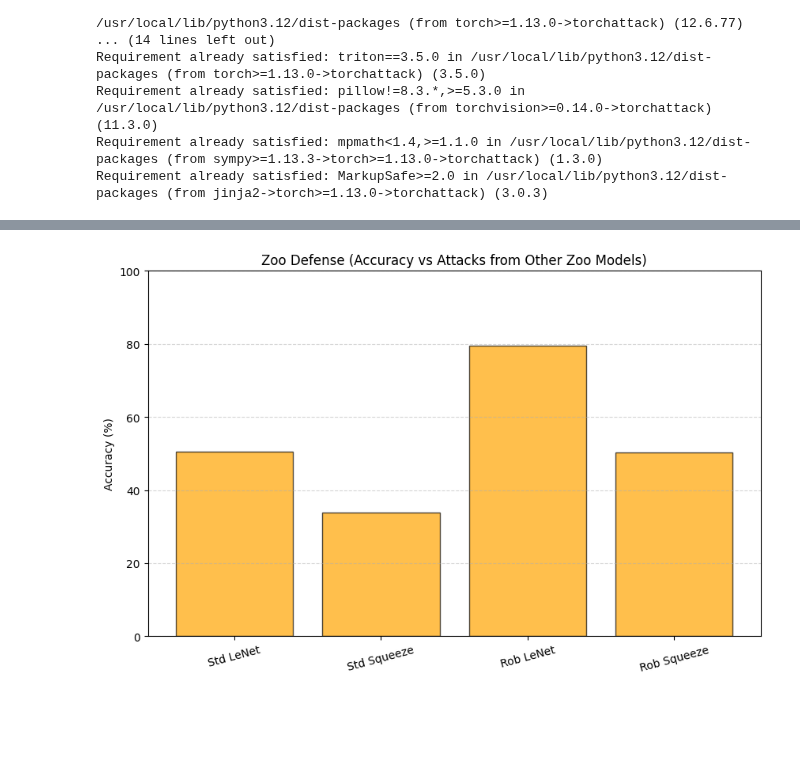
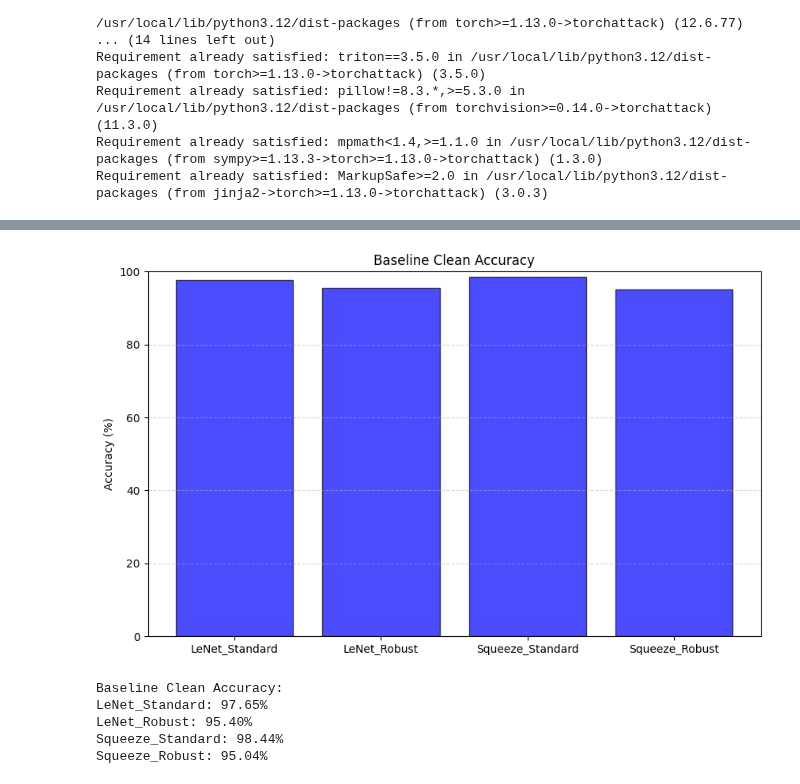
Before and after one commit to vm2781/adversarial_attacks, a Jupyter notebook: model_adversarial_analysis.ipynb, the cells around one changed output, grey strips where cells are left out. Drawn from its saved outputs; the diff is of its cells as text; code cells hidden in the pictures; blank space fills up the shorter version.

```diff
--- a/model_adversarial_analysis.ipynb
+++ b/model_adversarial_analysis.ipynb
@@ -201,13 +348,25 @@ plt.show()
 # %%
+x = np.arange(len(focus_models_names))
+width = 0.35
+
 plt.figure(figsize=(10, 6))
-plt.bar(x, zoo_defense_scores, color='orange', alpha=0.7, edgecolor='black')
-plt.xticks(x, names, rotation=15)
+plt.bar(x, clean_accs, color='blue', alpha=0.7, edgecolor='black')
+plt.xticks(x, focus_models_names)
 plt.ylabel("Accuracy (%)")
-plt.title("Zoo Defense (Accuracy vs Attacks from Other Zoo Models)")
+plt.title("Baseline Clean Accuracy")
 plt.ylim(0, 100)
 plt.grid(axis='y', linestyle='--', alpha=0.5)
 plt.show()
+
+print("Baseline Clean Accuracy:")
+for n, c in zip(focus_models_names, clean_accs):
+    print(f"{n}: {c:.2f}%")
 # %% [output]
-[figure, old version]
+[figure, new version]
+Baseline Clean Accuracy:
+LeNet_Standard: 97.65%
+LeNet_Robust: 95.40%
+Squeeze_Standard: 98.44%
+Squeeze_Robust: 95.04%
 # %%
 plt.figure(figsize=(10, 6))
```
Also changed, not shown: parts of 13 cells of this notebook.
